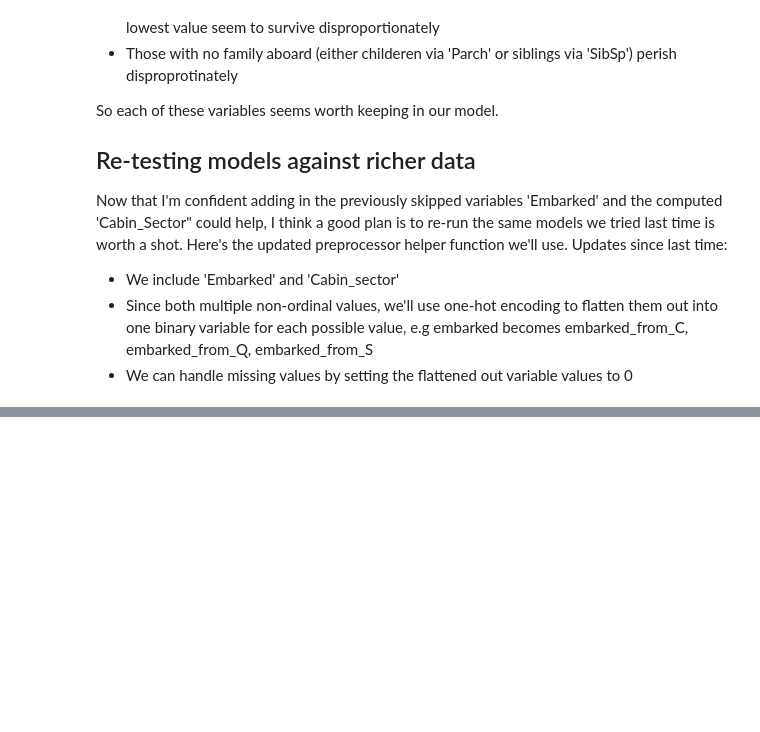
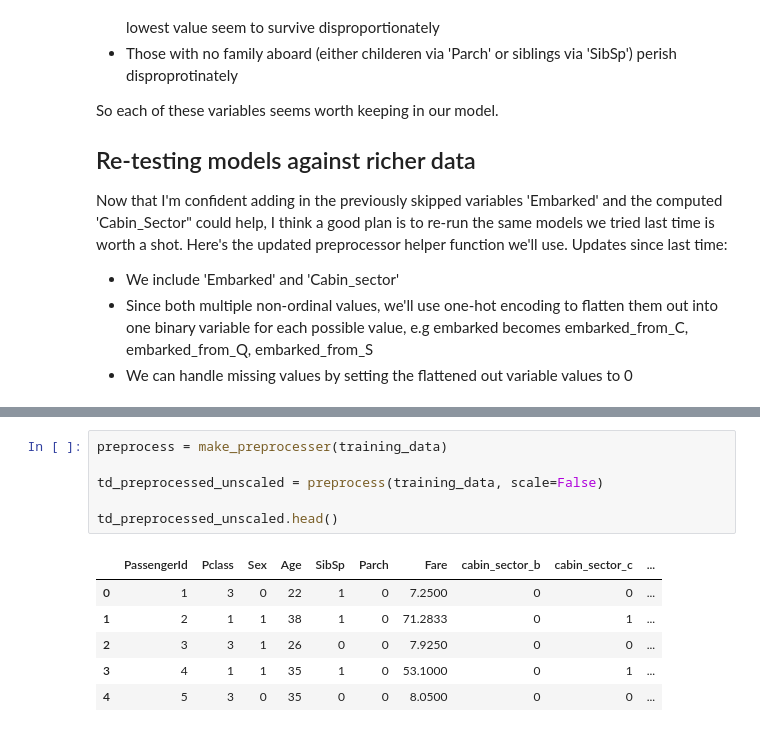
Before and after one commit to krosaen/ml-study, a Jupyter notebook: kaggle/titanic2/titanic2.ipynb, the cells around one changed output, grey strips where cells are left out. Saved outputs shown, nothing was run; the diff lists cells and outputs as text; blank space fills up the shorter version.

```diff
--- a/kaggle/titanic2/titanic2.ipynb
+++ b/kaggle/titanic2/titanic2.ipynb
@@ -168,0 +276,13 @@ Now that I'm confident adding in the previously skipped variables 'Embarked' and
+# %%
+preprocess = make_preprocesser(training_data)
+
+td_preprocessed_unscaled = preprocess(training_data, scale=False)
+
+td_preprocessed_unscaled.head()
+# %% [output]
+|  | PassengerId | Pclass | Sex | Age | SibSp | Parch | Fare | cabin_sector_b | cabin_sector_c | ... |
+| 0 | 1 | 3 | 0 | 22 | 1 | 0 | 7.2500 | 0 | 0 | ... |
+| 1 | 2 | 1 | 1 | 38 | 1 | 0 | 71.2833 | 0 | 1 | ... |
+| 2 | 3 | 3 | 1 | 26 | 0 | 0 | 7.9250 | 0 | 0 | ... |
+| 3 | 4 | 1 | 1 | 35 | 1 | 0 | 53.1000 | 0 | 1 | ... |
+| 4 | 5 | 3 | 0 | 35 | 0 | 0 | 8.0500 | 0 | 0 | ... |
```
Also changed, not shown: parts of 23 cells of this notebook, 14 other files.
